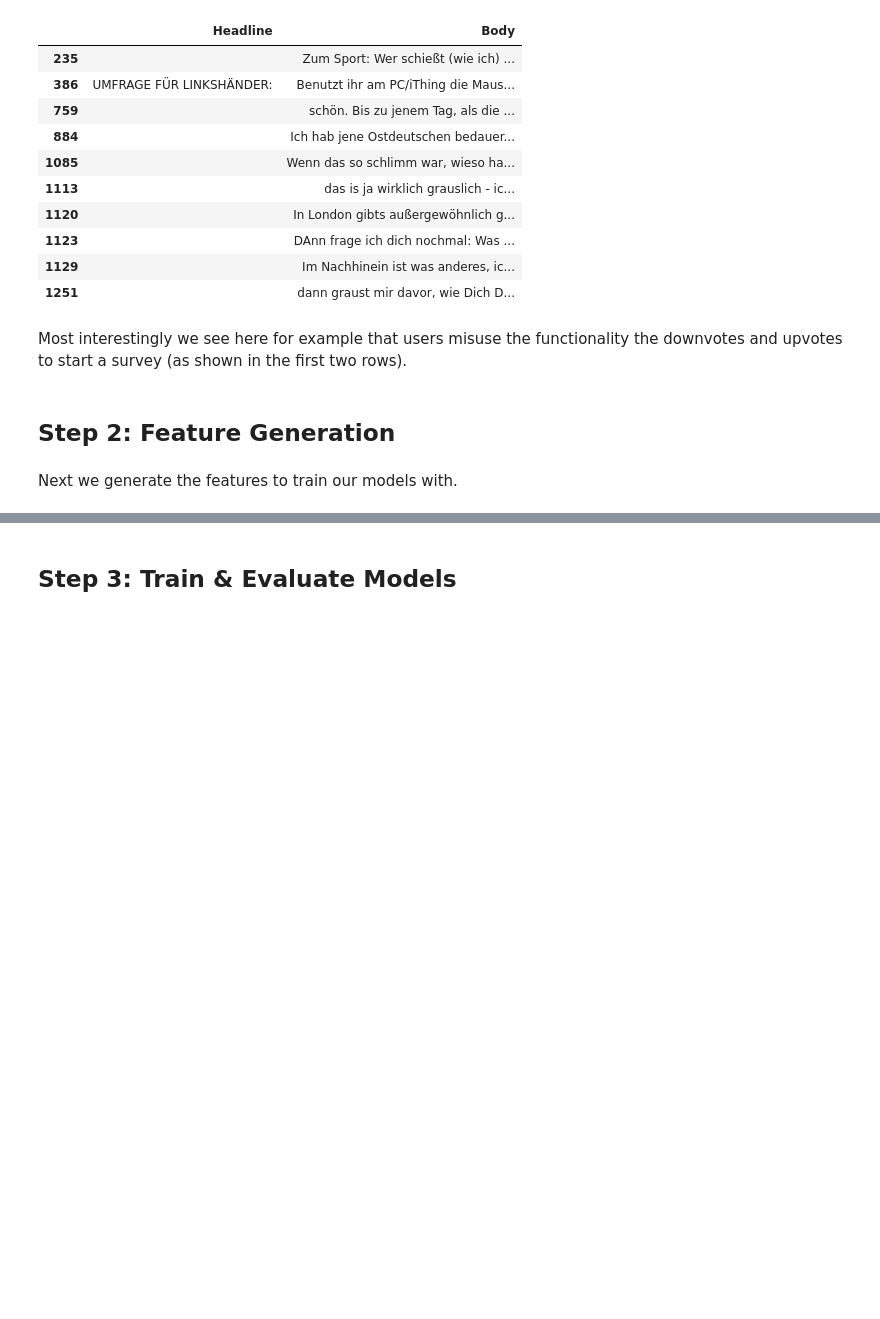
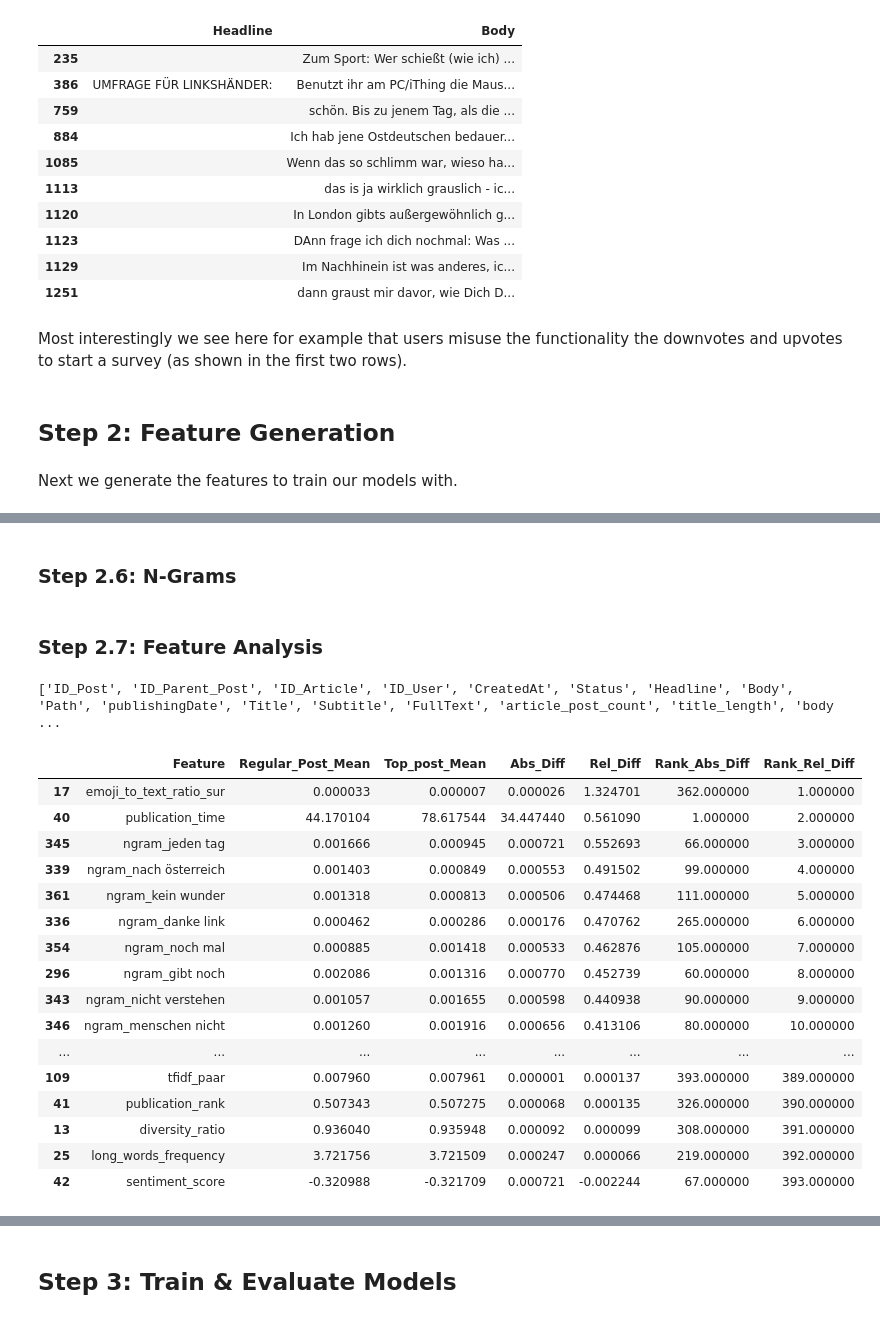
Before and after one commit to dario-x/user-post-popularity-prediction, a Jupyter notebook: main.ipynb, the cells around one changed output, grey strips where cells are left out. Saved outputs shown, nothing was run; the diff lists cells and outputs as text; code cells hidden in the pictures; blank space fills up the shorter version.

```diff
--- a/main.ipynb
+++ b/main.ipynb
@@ -995,0 +863,2 @@ Unique classes in 'Post_Engagement': ['regular post' 'top post']
+# %% [markdown]
+### Step 2.6: N-Grams
@@ -995,0 +888,73 @@ Unique classes in 'Post_Engagement': ['regular post' 'top post']
+# %% [markdown]
+### Step 2.7: Feature Analysis
+# %%
+# Now print all columns
+print(X_train.columns.to_list())
+# %% [output]
+['ID_Post', 'ID_Parent_Post', 'ID_Article', 'ID_User', 'CreatedAt', 'Status', 'Headline', 'Body', 'Path', 'publishingDate', 'Title', 'Subtitle', 'FullText', 'article_post_count', 'title_length', 'body ...
+# %%
+generated_features = [col for col in X_train.columns if col not in {
+    'ID_Post', 'ID_Parent_Post', 'ID_Article', 'ID_User', 'CreatedAt',
+    'Status', 'Headline', 'Body', 'Path', 'publishingDate', 'Title',
+    'Subtitle', 'FullText', 'CleanedText',
+}]
+
+# Merge the features and target into a single DataFrame
+df = X_train[generated_features].copy()
+df['Post_Engagement'] = y_train["Post_Engagement"]
+
+# Initialize a list to store the analysis results
+results = []
+# For each feature in X_train[generated_features], calculate the required metrics
+for feature in X_train[generated_features].columns:
+    # Directly extract the means for both 'regular post' and 'top post'
+
+    mean_class_0 = df[df['Post_Engagement'] == 'regular post'][feature].mean()
+    mean_class_1 = df[df['Post_Engagement'] == 'top post'][feature].mean()
+
+
+    # Calculate the absolute and relative differences
+    abs_diff = abs(mean_class_1 - mean_class_0)
+    rel_diff = abs_diff / np.mean([mean_class_0, mean_class_1]) if mean_class_0 != 0 and mean_class_1 != 0 else 0
+
+
+
+    # Store the results for the current feature
+    results.append({
+        'Feature': feature,
+        'Regular_Post_Mean': mean_class_0,
+        'Top_post_Mean': mean_class_1,
+        'Abs_Diff': abs_diff,
+        'Rel_Diff': rel_diff,
+    })
+
+# Convert the results to a DataFrame for easy inspection
+analysis_df = pd.DataFrame(results)
+
+# Rank features based on absolute difference, relative difference, and standard deviation difference
+analysis_df['Rank_Abs_Diff'] = analysis_df['Abs_Diff'].rank(ascending=False)
+analysis_df['Rank_Rel_Diff'] = analysis_df['Rel_Diff'].rank(ascending=False)
+
+# Sort the DataFrame by the relative difference (you can adjust sorting criteria here)
+analysis_df_sorted = analysis_df.sort_values(by='Rel_Diff', ascending=False)
+
+# Display the final sorted DataFrame with the calculated results
+analysis_df_sorted.style
+# %% [output]
+|  | Feature | Regular_Post_Mean | Top_post_Mean | Abs_Diff | Rel_Diff | Rank_Abs_Diff | Rank_Rel_Diff |
+| 17 | emoji_to_text_ratio_sur | 0.000033 | 0.000007 | 0.000026 | 1.324701 | 362.000000 | 1.000000 |
+| 40 | publication_time | 44.170104 | 78.617544 | 34.447440 | 0.561090 | 1.000000 | 2.000000 |
+| 345 | ngram_jeden tag | 0.001666 | 0.000945 | 0.000721 | 0.552693 | 66.000000 | 3.000000 |
+| 339 | ngram_nach österreich | 0.001403 | 0.000849 | 0.000553 | 0.491502 | 99.000000 | 4.000000 |
+| 361 | ngram_kein wunder | 0.001318 | 0.000813 | 0.000506 | 0.474468 | 111.000000 | 5.000000 |
+| 336 | ngram_danke link | 0.000462 | 0.000286 | 0.000176 | 0.470762 | 265.000000 | 6.000000 |
+| 354 | ngram_noch mal | 0.000885 | 0.001418 | 0.000533 | 0.462876 | 105.000000 | 7.000000 |
+| 296 | ngram_gibt noch | 0.002086 | 0.001316 | 0.000770 | 0.452739 | 60.000000 | 8.000000 |
+| 343 | ngram_nicht verstehen | 0.001057 | 0.001655 | 0.000598 | 0.440938 | 90.000000 | 9.000000 |
+| 346 | ngram_menschen nicht | 0.001260 | 0.001916 | 0.000656 | 0.413106 | 80.000000 | 10.000000 |
+| ... | ... | ... | ... | ... | ... | ... | ... |
+| 109 | tfidf_paar | 0.007960 | 0.007961 | 0.000001 | 0.000137 | 393.000000 | 389.000000 |
+| 41 | publication_rank | 0.507343 | 0.507275 | 0.000068 | 0.000135 | 326.000000 | 390.000000 |
+| 13 | diversity_ratio | 0.936040 | 0.935948 | 0.000092 | 0.000099 | 308.000000 | 391.000000 |
+| 25 | long_words_frequency | 3.721756 | 3.721509 | 0.000247 | 0.000066 | 219.000000 | 392.000000 |
+| 42 | sentiment_score | -0.320988 | -0.321709 | 0.000721 | -0.002244 | 67.000000 | 393.000000 |
```
Also changed, not shown: parts of 60 cells of this notebook, 8 other files.
